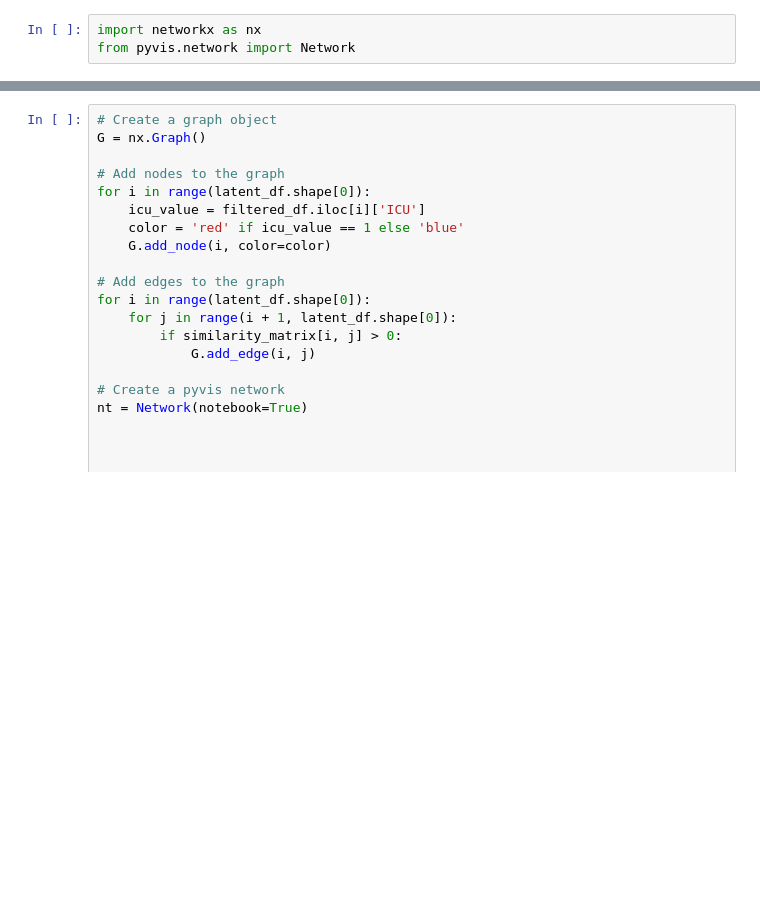
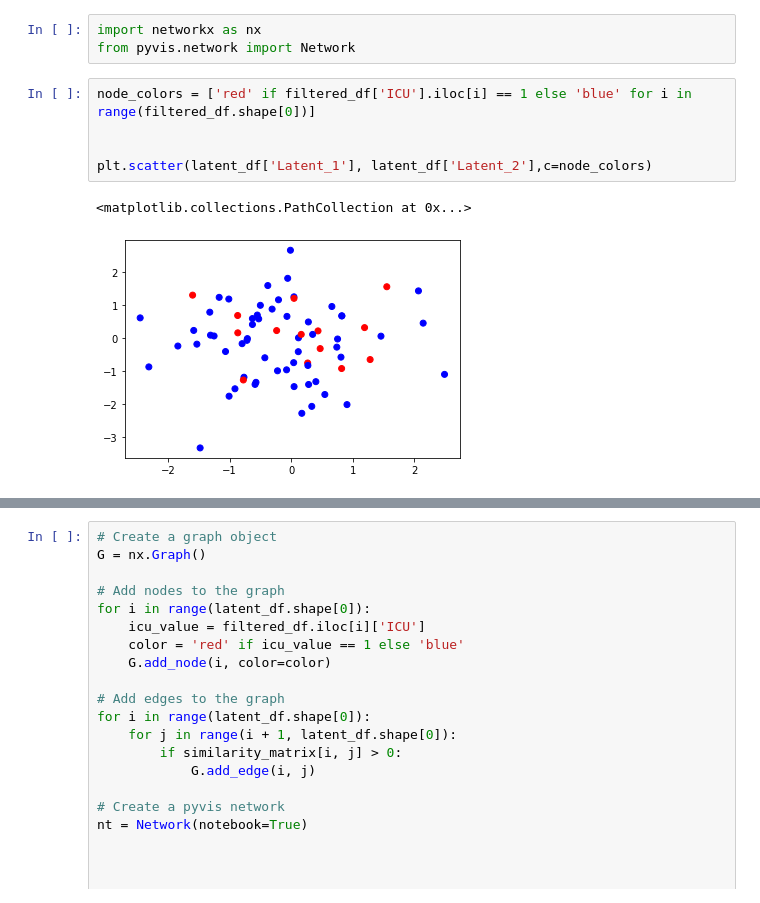
Before and after one commit to BalthazarMIGNARD/MalariaDataAnalysis, a Jupyter notebook: src/VAE1.ipynb, the cells around one changed output, grey strips where cells are left out. Saved outputs shown, nothing was run; the diff lists cells and outputs as text; blank space fills up the shorter version.

```diff
--- a/src/VAE1.ipynb
+++ b/src/VAE1.ipynb
@@ -630,5 +721,13 @@ Standard Deviation of Similarity: 0.018073957072696212
 # %%
 import networkx as nx
 from pyvis.network import Network
+# %%
+node_colors = ['red' if filtered_df['ICU'].iloc[i] == 1 else 'blue' for i in range(filtered_df.shape[0])]
+
+
+plt.scatter(latent_df['Latent_1'], latent_df['Latent_2'],c=node_colors)
+# %% [output]
+<matplotlib.collections.PathCollection at 0x...>
+[figure, added]
 # %%
 # Apply threshold on similarity matrix
```
Also changed, not shown: parts of 9 cells of this notebook, 12 other files.
